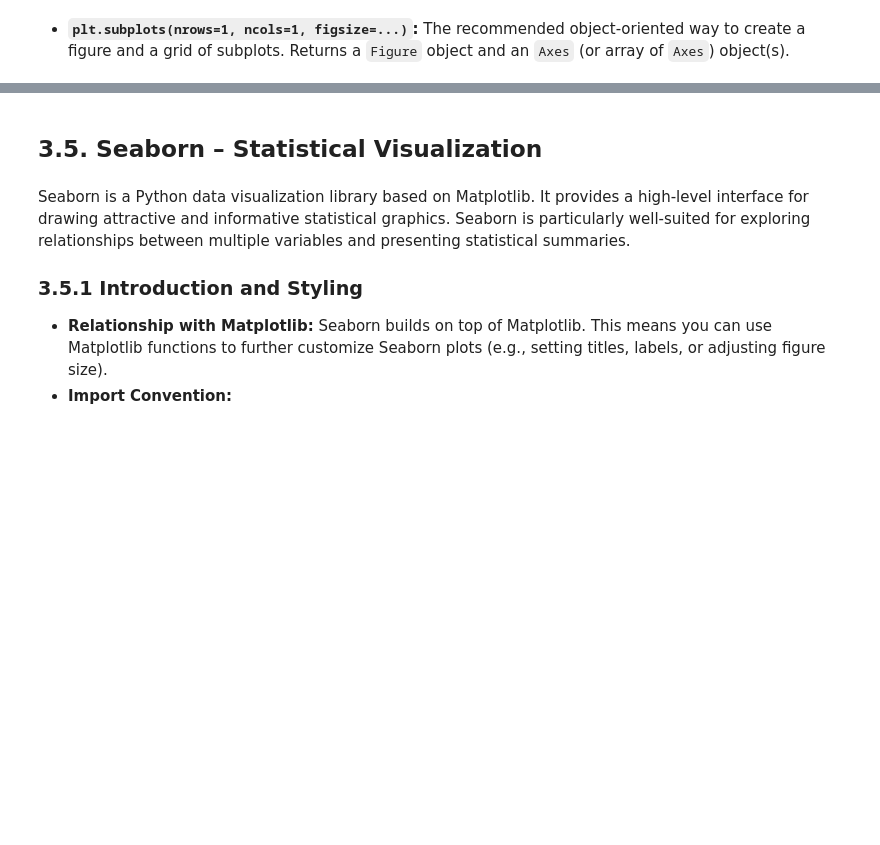
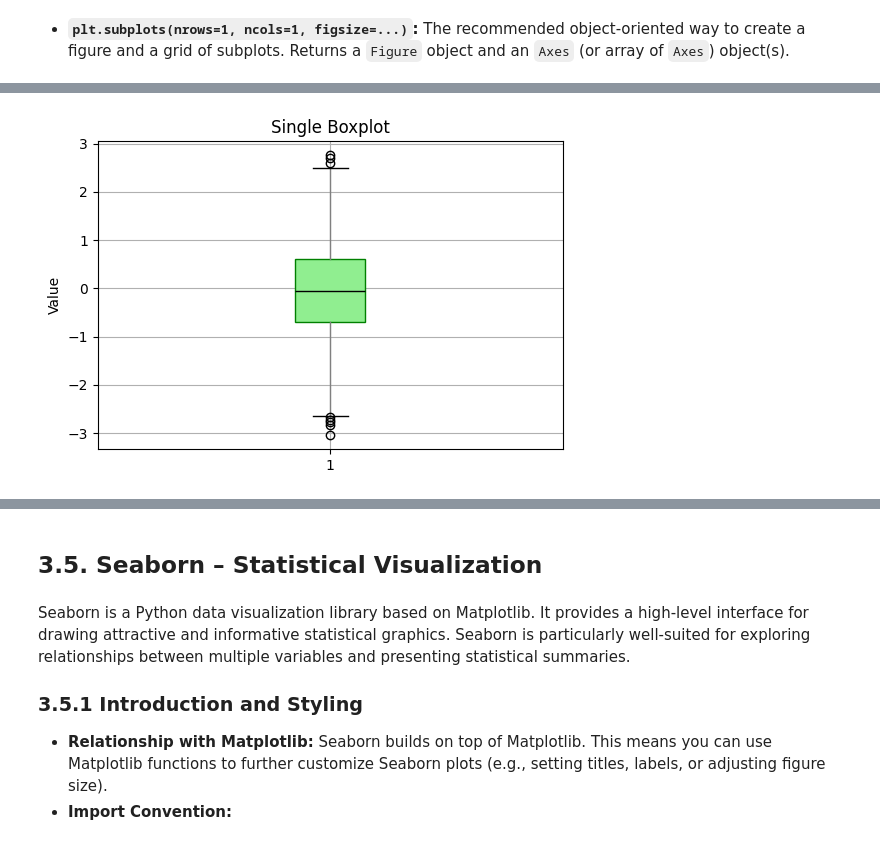
Before and after one commit to prof-sd1/CSEC_CPD, a Jupyter notebook: Module_3.ipynb, the cells around one changed output, grey strips where cells are left out. Saved outputs shown, nothing was run; the diff lists cells and outputs as text; code cells hidden in the pictures; blank space fills up the shorter version.

```diff
--- a/Module_3.ipynb
+++ b/Module_3.ipynb
@@ -2212,0 +1984,14 @@ Saving your visualizations in various formats is essential for reports, presenta
+# %%
+plt.figure(figsize=(6, 4))
+plt.boxplot(data1,
+            vert=True,
+            patch_artist=True,       # Fill the box with color
+            boxprops=dict(facecolor='lightgreen', color='green'),
+            medianprops=dict(color='black'),
+            whiskerprops=dict(color='gray'))
+plt.title('Single Boxplot')
+plt.ylabel('Value')
+plt.grid(True)
+plt.show()
+# %% [output]
+[figure, added]
```
Also changed, not shown: parts of 161 cells of this notebook.
